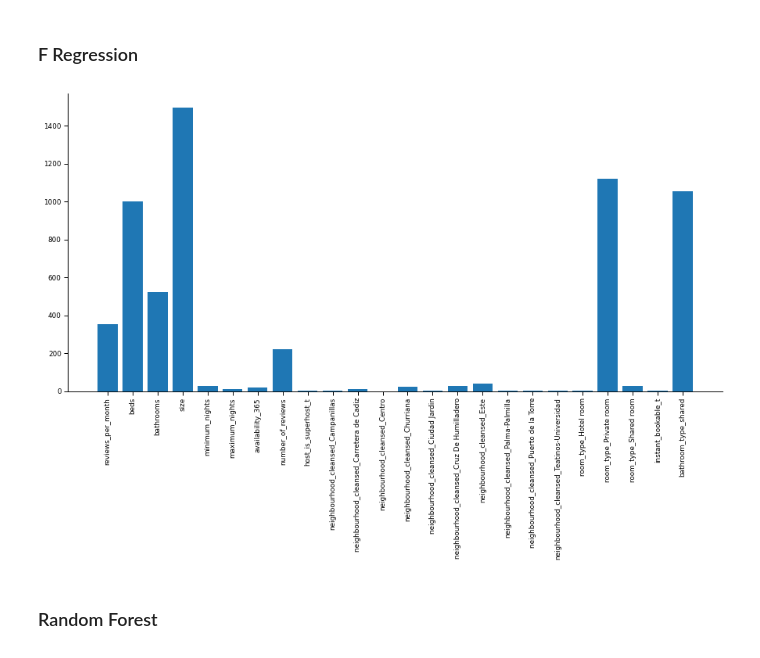
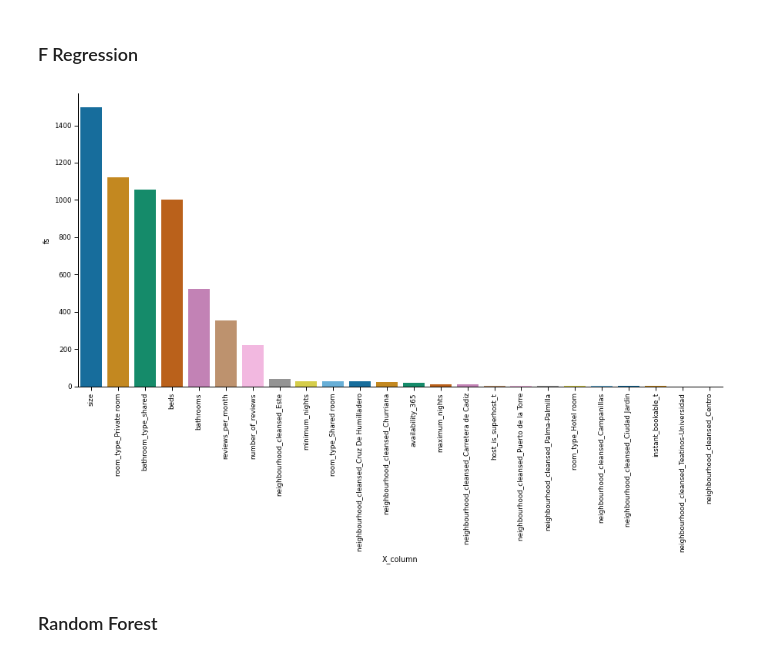
Before and after one commit to sbmoyano/data_science_projects, a Jupyter notebook: Airbnb_Malaga_correlation_regression/airbnb_malaga_supervised_learning_regression.ipynb, the cells around one changed output. Cells and saved outputs as stored; diff of their text form; code cells hidden in the pictures.

```diff
--- a/Airbnb_Malaga_correlation_regression/airbnb_malaga_supervised_learning_regression.ipynb
+++ b/Airbnb_Malaga_correlation_regression/airbnb_malaga_supervised_learning_regression.ipynb
@@ -1230,26 +1219,30 @@ corr[corr['r'] > .20]
 # %%
 fs = SelectKBest(score_func=f_regression, k=10)
 # learn relationship from training data
 fs.fit(train_X, train_y)
 # transform train input data
 X_train_fs = fs.transform(train_X)
 # transform test input data
 #X_test_fs = fs.transform(test_X)
 
 # ticks names and order
-tick_names = train_X.columns.tolist()
-tick_pos = np.arange(len(tick_names))
+#tick_names = train_X.columns.tolist()
+#tick_pos = np.arange(len(tick_names))
+fs_scores = pd.DataFrame({'X_column': train_X.columns,
+                          'fs': fs.scores_}).sort_values(by='fs', ascending=False)
 
 fig, ax = plt.subplots(figsize=(15, 7))
 #for i in range(len(fs.scores_)):
 #    print('Feature %d: %f' % (i, fs.scores_[i]))
 # plot the scores
-plt.bar([i for i in range(len(fs.scores_))], fs.scores_)
-plt.xticks(ticks=tick_pos, labels=tick_names, rotation=90)
+#plt.bar([i for i in range(len(fs.scores_))], fs.scores_)
+sns.barplot(fs_scores['X_column'], fs_scores['fs'], palette='colorblind')
+#plt.xticks(ticks=tick_pos, labels=tick_names, rotation=90)
+plt.xticks(rotation=90)
 sns.despine()
 plt.show()
 # %% [output]
-[figure, old version]
+[figure, new version]
 # %% [markdown]
 ### Random Forest
 # %%
```
Also changed, not shown: parts of 33 cells of this notebook.
